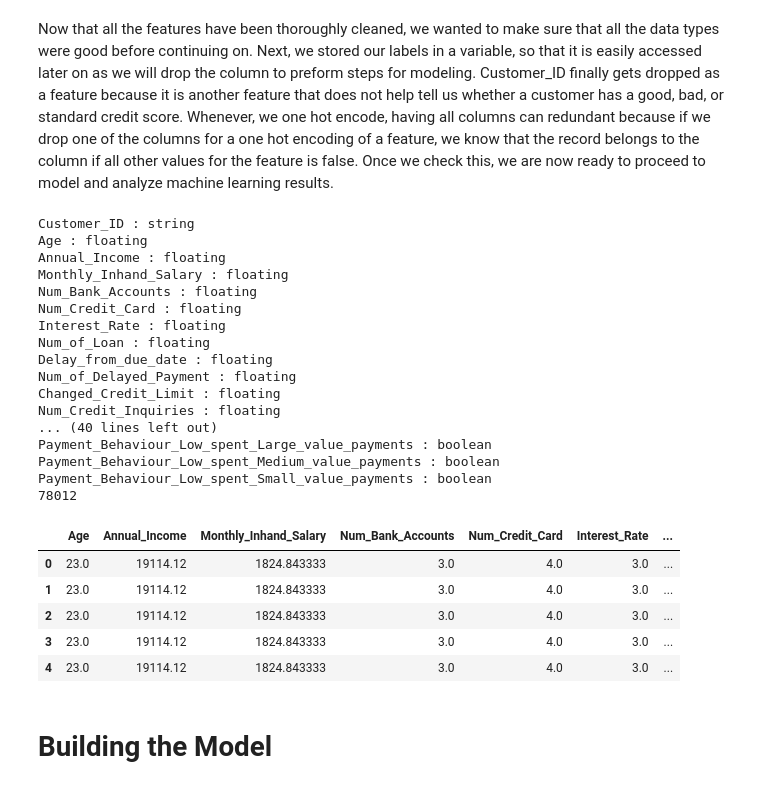
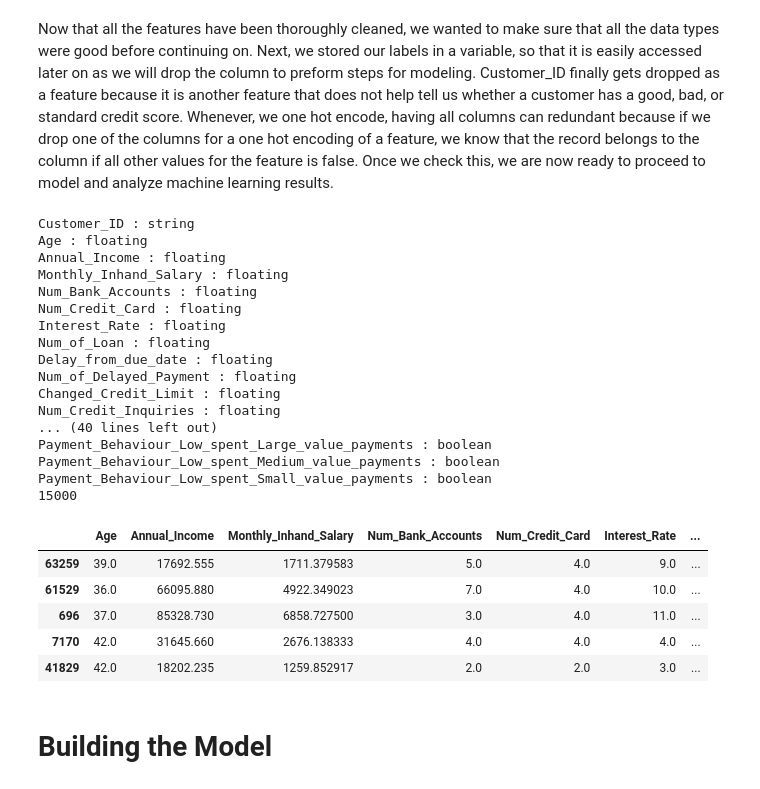
Before and after one commit to AyujVerma/Credit-Score-Classifier, a Jupyter notebook: credit_score.ipynb, the cells around one changed output. Drawn from its saved outputs; the diff is of its cells as text; code cells hidden in the pictures.

Commit message:
Used downsampled data and added K-Means clustering and density-based clustering.

```diff
--- a/credit_score.ipynb
+++ b/credit_score.ipynb
@@ -1047,60 +1047,60 @@ Name: count, dtype: int64
 Now that all the features have been thoroughly cleaned, we wanted to make sure that all the data types were good before continuing on. Next, we stored our labels in a variable, so that it is easily accessed later on as we will drop the column to preform steps for modeling. Customer_ID finally gets dropped as a feature because it is another feature that does not help tell us whether a customer has a good, bad, or standard credit score. Whenever, we one hot encode, having all columns can redundant because if we drop one of the columns for a one hot encoding of a feature, we know that the record belongs to the column if all other values for the feature is false. Once we check this, we are now ready to proceed to model and analyze machine learning results.
 # %%
 # Ensure all columns are proper types.
-for col in data.columns:
-    print(f'{col} : {pd.api.types.infer_dtype(data[col])}')
+for col in downsampled_data.columns:
+    print(f'{col} : {pd.api.types.infer_dtype(downsampled_data[col])}')
 
 # Credit score column as labels column.
-labels = data['Credit_Score'].copy()
-data.drop(columns=['Credit_Score'], inplace = True)
+labels = downsampled_data['Credit_Score'].copy()
+downsampled_data.drop(columns=['Credit_Score'], inplace = True)
 
 # Drop Customer_ID because it is useless.
-data.drop(columns=['Customer_ID'], inplace = True)
+downsampled_data.drop(columns=['Customer_ID'], inplace = True)
 
 # TODO: Drop one-hot encoding columns that are "yes"/"no" since we only need 1.
-data.drop(columns=['Occupation_Unemployed'], inplace = True)
-data.drop(columns=['Not Specified'], inplace = True)
-data.drop(columns=['Credit Mix_Standard'], inplace = True)
-data.drop(columns=['Payment_of_Min_Amount_No'], inplace = True)
-data.drop(columns=['Payment_Behaviour_Low_spent_Small_value_payments'], inplace = True)
+downsampled_data.drop(columns=['Occupation_Unemployed'], inplace = True)
+downsampled_data.drop(columns=['Not Specified'], inplace = True)
+downsampled_data.drop(columns=['Credit Mix_Standard'], inplace = True)
+downsampled_data.drop(columns=['Payment_of_Min_Amount_No'], inplace = True)
+downsampled_data.drop(columns=['Payment_Behaviour_Low_spent_Small_value_payments'], inplace = True)
 
-print(data.shape[0])
-data.head()
+print(downsampled_data.shape[0])
+downsampled_data.head()
 
 # TODO: PCA Analysis
 # from sklearn.preprocessing import StandardScaler
 # from sklearn.decomposition import PCA
 # scaler = StandardScaler()
 # scaler.fit(data)
 # std_data = scaler.transform(data)
 # pca = PCA(n_components = 0.95, svd_solver = 'full')
 # pca_data = pca.fit_transform(std_data)
 # pca_df = pd.DataFrame(pca_data)
 # pca_df.head()
 # %% [output]
 Customer_ID : string
 Age : floating
 Annual_Income : floating
 Monthly_Inhand_Salary : floating
 Num_Bank_Accounts : floating
 Num_Credit_Card : floating
 Interest_Rate : floating
 Num_of_Loan : floating
 Delay_from_due_date : floating
 Num_of_Delayed_Payment : floating
 Changed_Credit_Limit : floating
 Num_Credit_Inquiries : floating
 ... (40 lines left out)
 Payment_Behaviour_Low_spent_Large_value_payments : boolean
 Payment_Behaviour_Low_spent_Medium_value_payments : boolean
 Payment_Behaviour_Low_spent_Small_value_payments : boolean
-78012
+15000
 |  | Age | Annual_Income | Monthly_Inhand_Salary | Num_Bank_Accounts | Num_Credit_Card | Interest_Rate | ... |
-| 0 | 23.0 | 19114.12 | 1824.843333 | 3.0 | 4.0 | 3.0 | ... |
-| 1 | 23.0 | 19114.12 | 1824.843333 | 3.0 | 4.0 | 3.0 | ... |
-| 2 | 23.0 | 19114.12 | 1824.843333 | 3.0 | 4.0 | 3.0 | ... |
-| 3 | 23.0 | 19114.12 | 1824.843333 | 3.0 | 4.0 | 3.0 | ... |
-| 4 | 23.0 | 19114.12 | 1824.843333 | 3.0 | 4.0 | 3.0 | ... |
+| 63259 | 39.0 | 17692.555 | 1711.379583 | 5.0 | 4.0 | 9.0 | ... |
+| 61529 | 36.0 | 66095.880 | 4922.349023 | 7.0 | 4.0 | 10.0 | ... |
+| 696 | 37.0 | 85328.730 | 6858.727500 | 3.0 | 4.0 | 11.0 | ... |
+| 7170 | 42.0 | 31645.660 | 2676.138333 | 4.0 | 4.0 | 4.0 | ... |
+| 41829 | 42.0 | 18202.235 | 1259.852917 | 2.0 | 2.0 | 3.0 | ... |
 # %% [markdown]
 # Building the Model
 # %%
```
Also changed, not shown: parts of 10 cells of this notebook.
